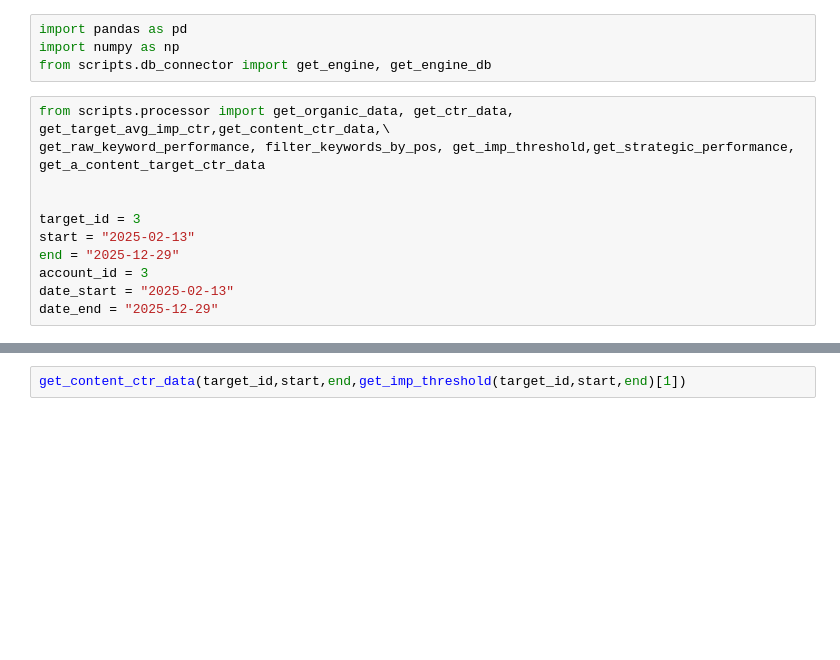
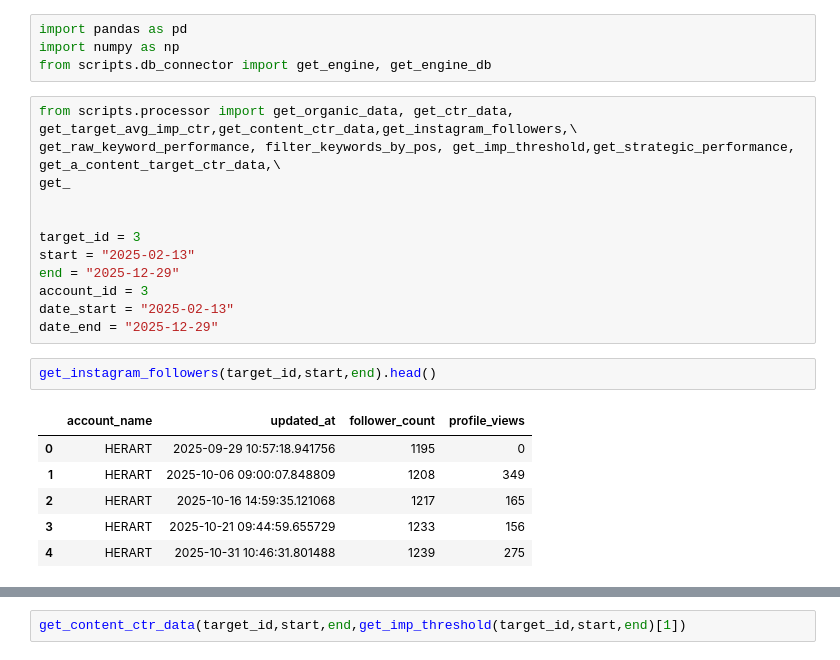
Before and after one commit to CheonJihyun/depart_analysisreport_automation, a Jupyter notebook: df_test.ipynb, the cells around one changed output, grey strips where cells are left out. Cells and saved outputs as stored; diff of their text form; blank space fills up the shorter version.

```diff
--- a/df_test.ipynb
+++ b/df_test.ipynb
@@ -3,8 +3,9 @@ import pandas as pd
 import numpy as np
 from scripts.db_connector import get_engine, get_engine_db
 # %%
-from scripts.processor import get_organic_data, get_ctr_data, get_target_avg_imp_ctr,get_content_ctr_data,\
-get_raw_keyword_performance, filter_keywords_by_pos, get_imp_threshold,get_strategic_performance, get_a_content_target_ctr_data
+from scripts.processor import get_organic_data, get_ctr_data, get_target_avg_imp_ctr,get_content_ctr_data,get_instagram_followers,\
+get_raw_keyword_performance, filter_keywords_by_pos, get_imp_threshold,get_strategic_performance, get_a_content_target_ctr_data,\
+get_
 
 
 target_id = 3
@@ -13,3 +14,12 @@ end = "2025-12-29"
 account_id = 3
 date_start = "2025-02-13"
 date_end = "2025-12-29"
+# %%
+get_instagram_followers(target_id,start,end).head()
+# %% [output]
+|  | account_name | updated_at | follower_count | profile_views |
+| 0 | HERART | 2025-09-29 10:57:18.941756 | 1195 | 0 |
+| 1 | HERART | 2025-10-06 09:00:07.848809 | 1208 | 349 |
+| 2 | HERART | 2025-10-16 14:59:35.121068 | 1217 | 165 |
+| 3 | HERART | 2025-10-21 09:44:59.655729 | 1233 | 156 |
+| 4 | HERART | 2025-10-31 10:46:31.801488 | 1239 | 275 |
```
Also changed, not shown: parts of 4 cells of this notebook, 5 other files.
